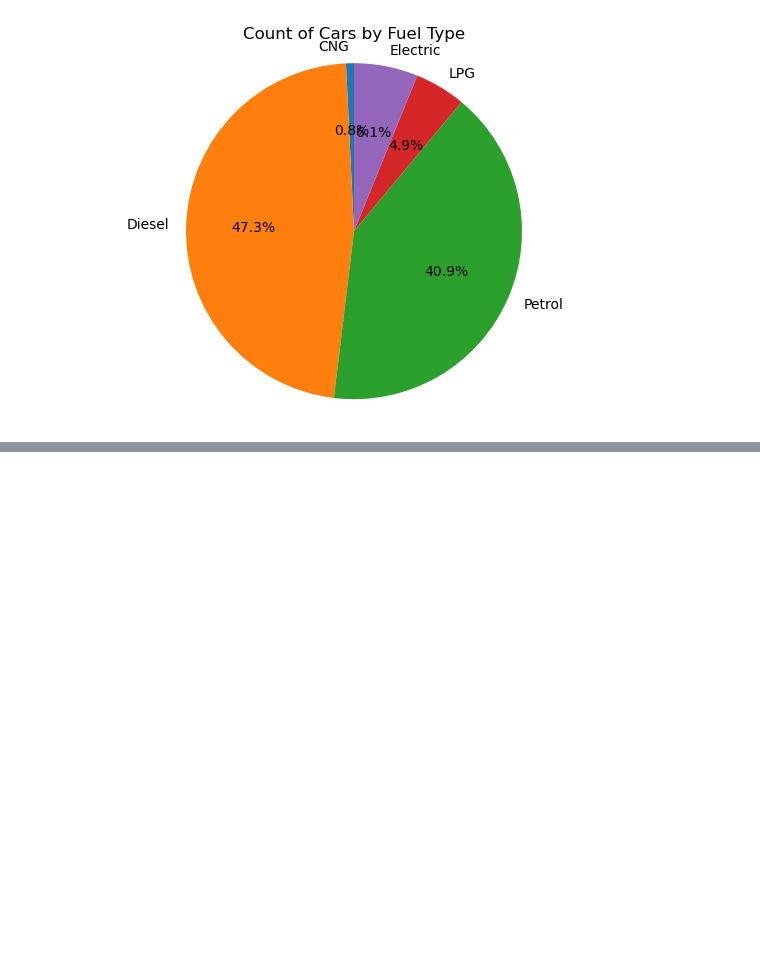
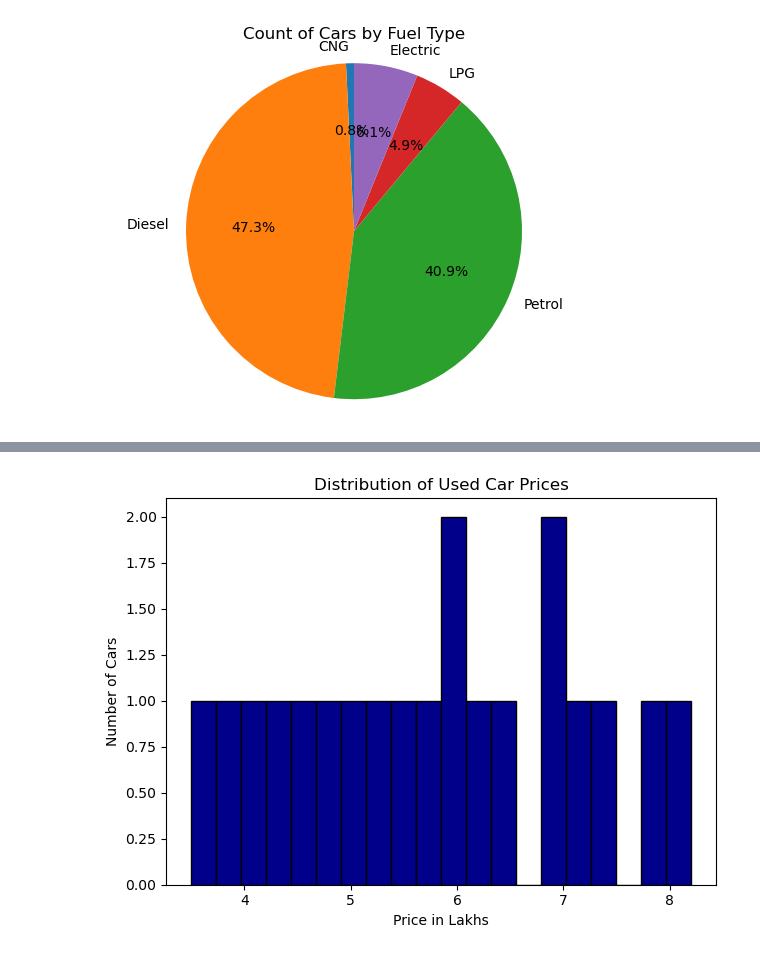
Before and after one commit to navivaish07/MachineLearning, a Jupyter notebook: Ass01/Ass01.ipynb, the cells around one changed output, grey strips where cells are left out. Saved outputs shown, nothing was run; the diff lists cells and outputs as text; code cells hidden in the pictures; blank space fills up the shorter version.

```diff
--- a/Ass01/Ass01.ipynb
+++ b/Ass01/Ass01.ipynb
@@ -421,0 +426,14 @@ plt.hist(data['year'], bins=range(data['year'].min(), data['year'].max()+1 ), co
+# %%
+import matplotlib.pyplot as plt
+
+# Example data for used car prices in lakhs
+used_car_prices = [5.2, 3.8, 7.1, 4.5, 6.0, 5.5, 8.2, 4.0, 6.5, 7.8, 5.9, 3.5, 4.8, 6.2, 7.0, 5.1, 6.8, 4.3, 5.7, 7.3]
+
+plt.hist(used_car_prices, bins=20, color='Darkblue', edgecolor='black')
+plt.title("Distribution of Used Car Prices")
+plt.xlabel("Price in Lakhs")
+plt.ylabel("Number of Cars")
+plt.tight_layout()
+plt.show()
+# %% [output]
+[figure, added]
```
Also changed, not shown: parts of 3 cells of this notebook.
